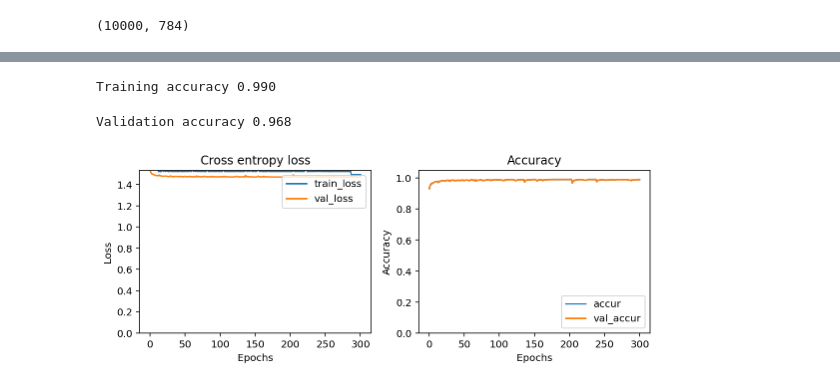
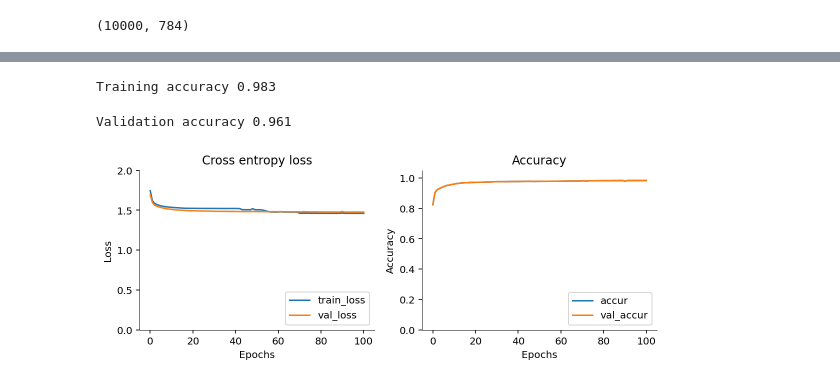
Before and after one commit to parrt/fundamentals-of-deep-learning, a Jupyter notebook: notebooks/9.data-loaders.ipynb, the cells around one changed output, grey strips where cells are left out. Drawn from its saved outputs; the diff is of its cells as text; code cells hidden in the pictures.

```diff
--- a/notebooks/9.data-loaders.ipynb
+++ b/notebooks/9.data-loaders.ipynb
@@ -41,9 +42,13 @@ def plot_loss(history, ax=None, maxy=None, file=None):
         ax.set_ylim(0,maxy)
     else:
         ax.set_ylim(0,torch.max(val_loss))
+    ax.spines['top'].set_visible(False)    # turns off the top "spine" completely
+    ax.spines['right'].set_visible(False)
+    ax.spines['left'].set_linewidth(.5)
+    ax.spines['bottom'].set_linewidth(.5)
     ax.plot(loss, label='train_loss')
     ax.plot(val_loss, label='val_loss')
-    ax.legend(loc='upper right')
+    ax.legend(loc='lower right')
     plt.tight_layout()
     if file:
         plt.savefig(f"/Users/{os.environ['USER']}/Desktop/{file}.pdf")
@@ -58,6 +63,10 @@ def plot_accur(history, ax=None, file=None):
     ax.set_ylim(0,1.05)
     ax.plot(accur, label='accur')
     ax.plot(val_accur, label='val_accur')
+    ax.spines['top'].set_visible(False)    # turns off the top "spine" completely
+    ax.spines['right'].set_visible(False)
+    ax.spines['left'].set_linewidth(.5)
+    ax.spines['bottom'].set_linewidth(.5)
     ax.legend(loc='lower right')
     plt.tight_layout()
     if file:
@@ -108,6 +117,7 @@ X_train, X_test, y_train, y_test = train_test_split(X, y, test_size=0.2)
 # %%
 def sgdtrain(model:nn.Module,
-             train_data:TensorDataset, valid_data:TensorDataset,
+             train_data:TensorDataset,  # contains X_train, y_train
+             valid_data:TensorDataset,  # contains X_test, y_test
              learning_rate = .0001, nepochs=2000, batch_size=32):
     train_loader = DataLoader(train_data, batch_size=batch_size)
     X_train, y_train = train_data.tensors
@@ -168,11 +189,15 @@ def sgdtrain(model:nn.Module,
 # %%
-# make sure to create a new model otherwise it starts from where it left off
 model = nn.Sequential(
-    nn.Linear(784, 100),
+    nn.Linear(784, 50),
     nn.ReLU(),
-    nn.BatchNorm1d(100),
-    nn.Linear(100, 10),  # 10 output classes (0-9)
+    nn.Linear(50, 10),  # 10 output classes (0-9)
     nn.Softmax(dim=1)
 )
+model = model.to(device) # make sure the model runs on the GPU as well
 
-model = model.to(device) # make sure the model runs on the GPU as well
+history,_ = sgdtrain(model,
+                     TensorDataset(X_train, y_train), # combine X,y
+                     TensorDataset(X_test, y_test),   # combine X,y
+                     learning_rate = .001, nepochs=100,
+                     batch_size=64
+                  )
@@ -179,8 +216,0 @@ model = model.to(device) # make sure the model runs on the GPU as well
-# %%
-# On the CPU, this will take a very long time so
-history,_ = sgdtrain(model,
-                     TensorDataset(X_train, y_train),
-                     TensorDataset(X_test, y_test),
-                     learning_rate = .01, nepochs=300,
-                     batch_size=32
-                  )
@@ -204,7 +221,7 @@ ncorrect = torch.sum(y_pred==y_train)
 train_accur = ncorrect.float() / len(y_train)
 print(f"Training accuracy {train_accur:.3f}")
 # %% [output]
-Training accuracy 0.990
+Training accuracy 0.983
 # %%
 y_test_pred = model(X_test)
 y_test_pred = torch.argmax(y_test_pred, axis=1)
@@ -212,13 +229,13 @@ ncorrect = torch.sum(y_test_pred==y_test)
 test_accur = ncorrect.float() / len(y_test)
 print(f"Validation accuracy {test_accur:.3f}")
 # %% [output]
-Validation accuracy 0.968
+Validation accuracy 0.961
 # %%
 fig, axes = plt.subplots(1,2, figsize=(8,3))
-plot_loss(history, ax=axes[0])
+plot_loss(history, ax=axes[0], maxy=2)
 plot_accur(history, ax=axes[1])
 axes[0].set_title("Cross entropy loss")
 axes[1].set_title("Accuracy")
 plt.show()
 # %% [output]
-[figure, old version]
+[figure, new version]
```
Also changed, not shown: parts of 13 cells of this notebook, 3 other files.
